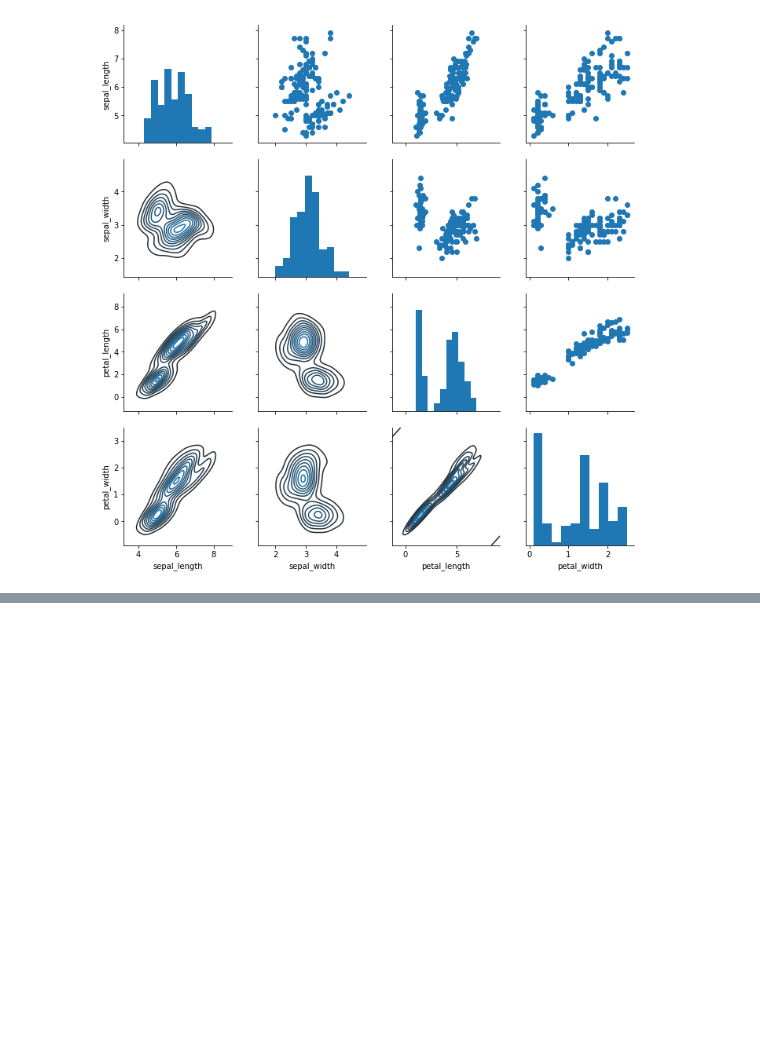
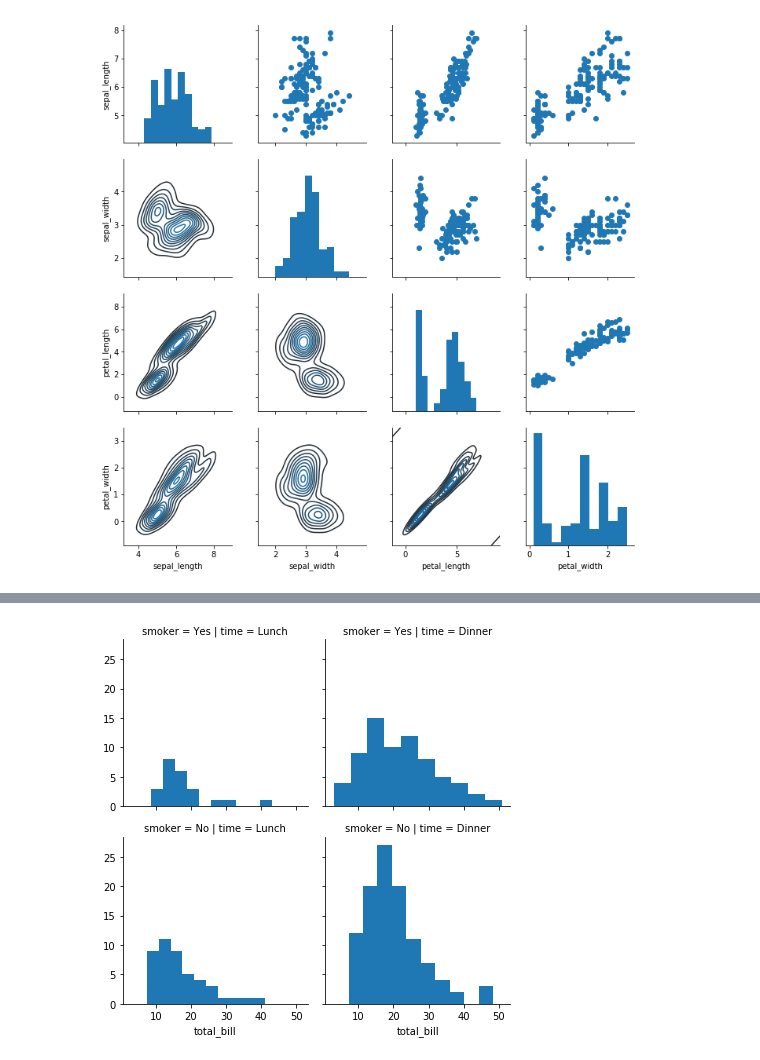
Before and after one commit to codingblondie/udemypython, a Jupyter notebook: files/Seaborn_beg.ipynb, the cells around one changed output, grey strips where cells are left out. Cells and saved outputs as stored; diff of their text form; code cells hidden in the pictures; blank space fills up the shorter version.

```diff
--- a/files/Seaborn_beg.ipynb
+++ b/files/Seaborn_beg.ipynb
@@ -233,0 +244,7 @@ g.map_lower(sb.kdeplot)
+# %%
+tips = sb.load_dataset('tips')
+# %%
+g = sb.FacetGrid(tips, col="time",  row="smoker")
+g = g.map(plt.hist, "total_bill")
+# %% [output]
+[figure, added]
```
Also changed, not shown: parts of 4 cells of this notebook.
